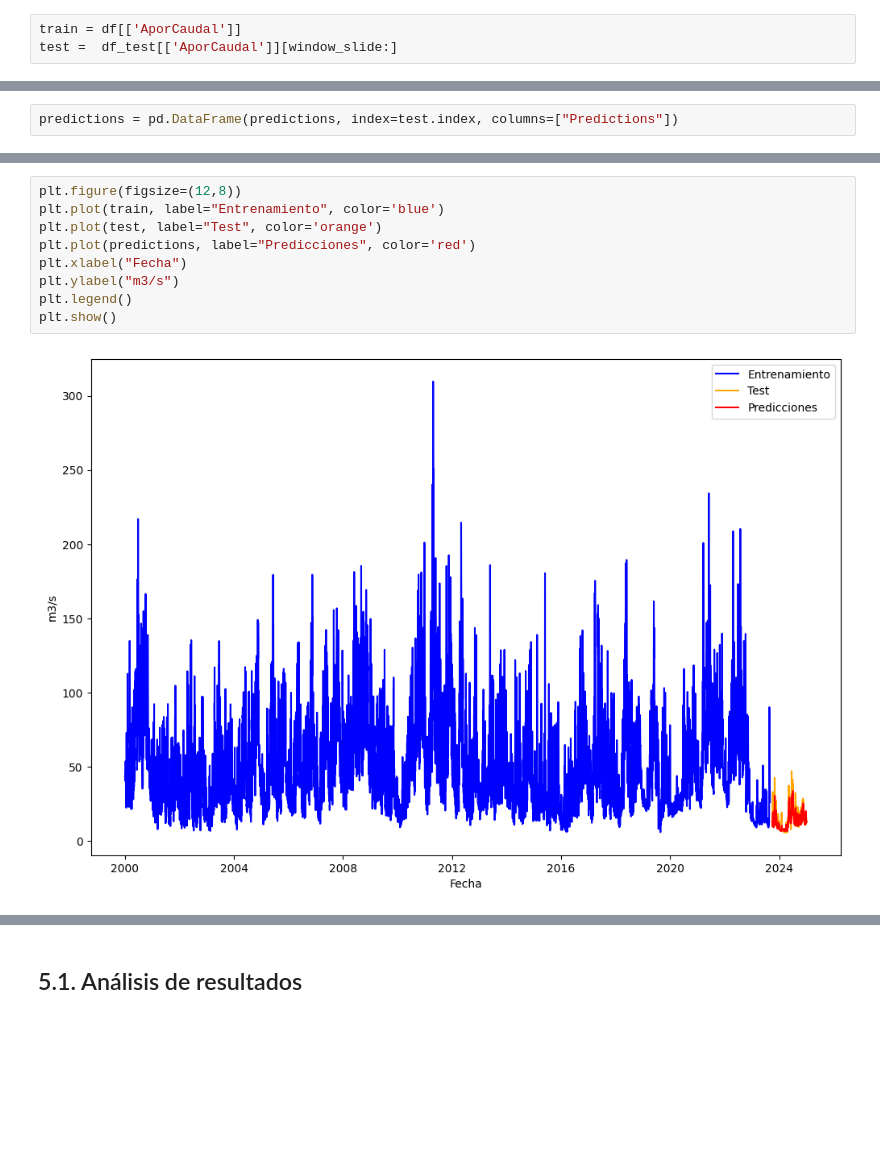
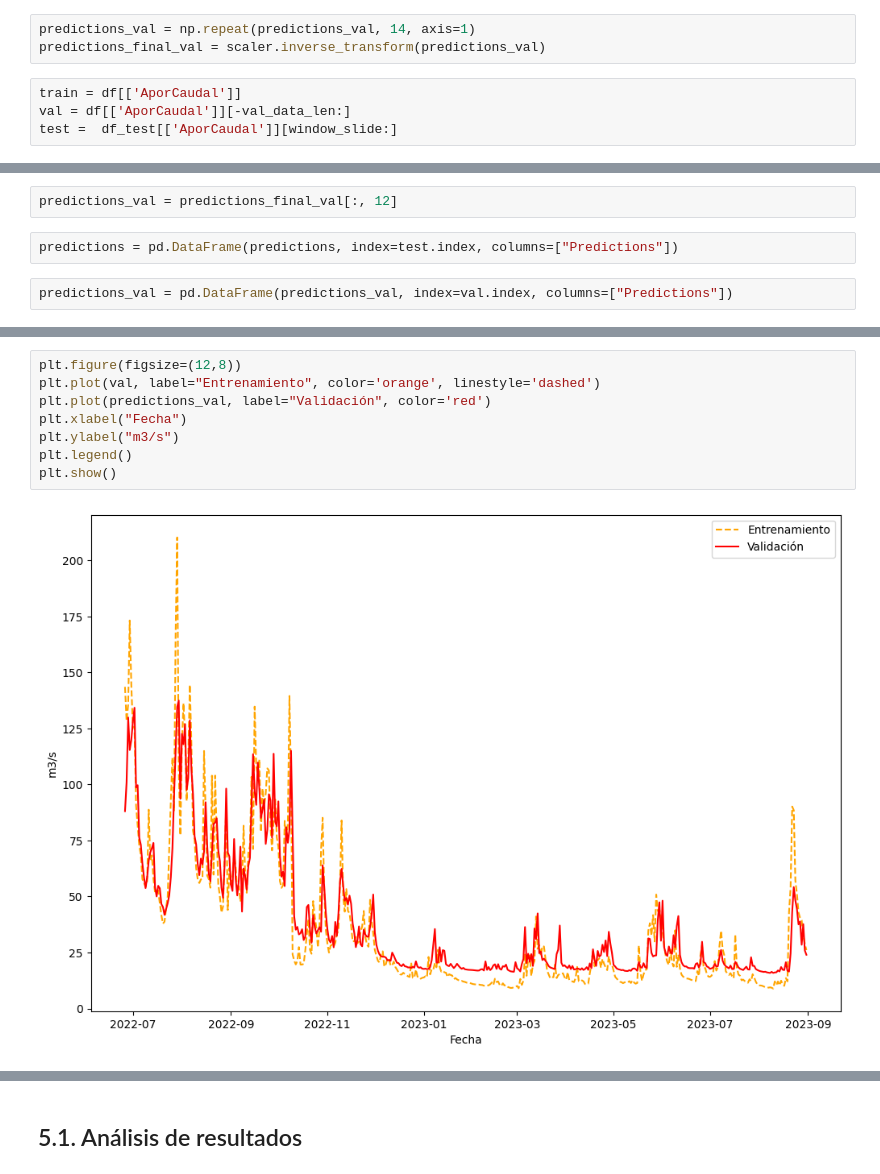
Before and after one commit to jpatinofo/Optimizacion, a Jupyter notebook: rnn.ipynb, the cells around one changed output, grey strips where cells are left out. Drawn from its saved outputs; the diff is of its cells as text; blank space fills up the shorter version.

```diff
--- a/rnn.ipynb
+++ b/rnn.ipynb
@@ -290,10 +300,18 @@ predictions_final = scaler.inverse_transform(predictions)
+# %%
+predictions_val = np.repeat(predictions_val, 14, axis=1)
+predictions_final_val = scaler.inverse_transform(predictions_val)
 # %%
 train = df[['AporCaudal']]
+val = df[['AporCaudal']][-val_data_len:]
 test =  df_test[['AporCaudal']][window_slide:]
 # %%
 predictions = predictions_final[:, 12]
+# %%
+predictions_val = predictions_final_val[:, 12]
 # %%
 predictions = pd.DataFrame(predictions, index=test.index, columns=["Predictions"])
+# %%
+predictions_val = pd.DataFrame(predictions_val, index=val.index, columns=["Predictions"])
 # %%
 predictions.head(1)
 # %% [output]
@@ -309,14 +327,13 @@ test.head(1)
 # %%
 plt.figure(figsize=(12,8))
-plt.plot(train, label="Entrenamiento", color='blue')
-plt.plot(test, label="Test", color='orange')
-plt.plot(predictions, label="Predicciones", color='red')
+plt.plot(val, label="Entrenamiento", color='orange', linestyle='dashed')
+plt.plot(predictions_val, label="Validación", color='red')
 plt.xlabel("Fecha")
 plt.ylabel("m3/s")
 plt.legend()
 plt.show()
 # %% [output]
-[figure, old version]
+[figure, new version]
 # %%
 import matplotlib.pyplot as plt
 
```
Also changed, not shown: parts of 18 cells of this notebook.
